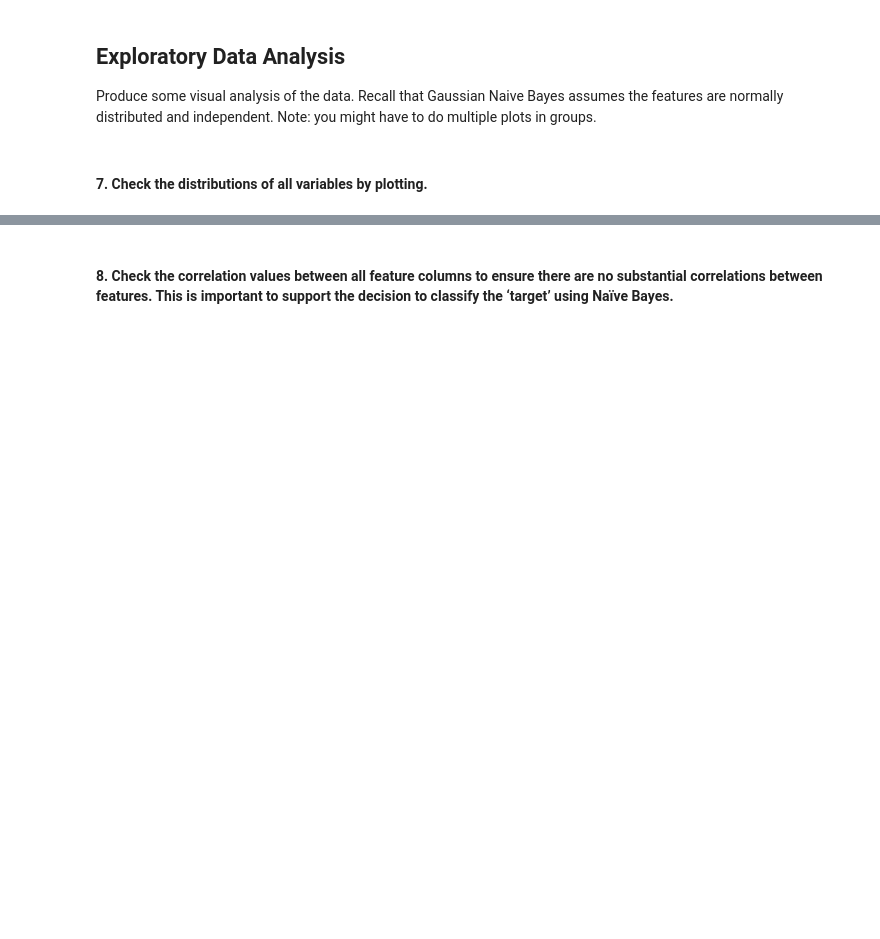
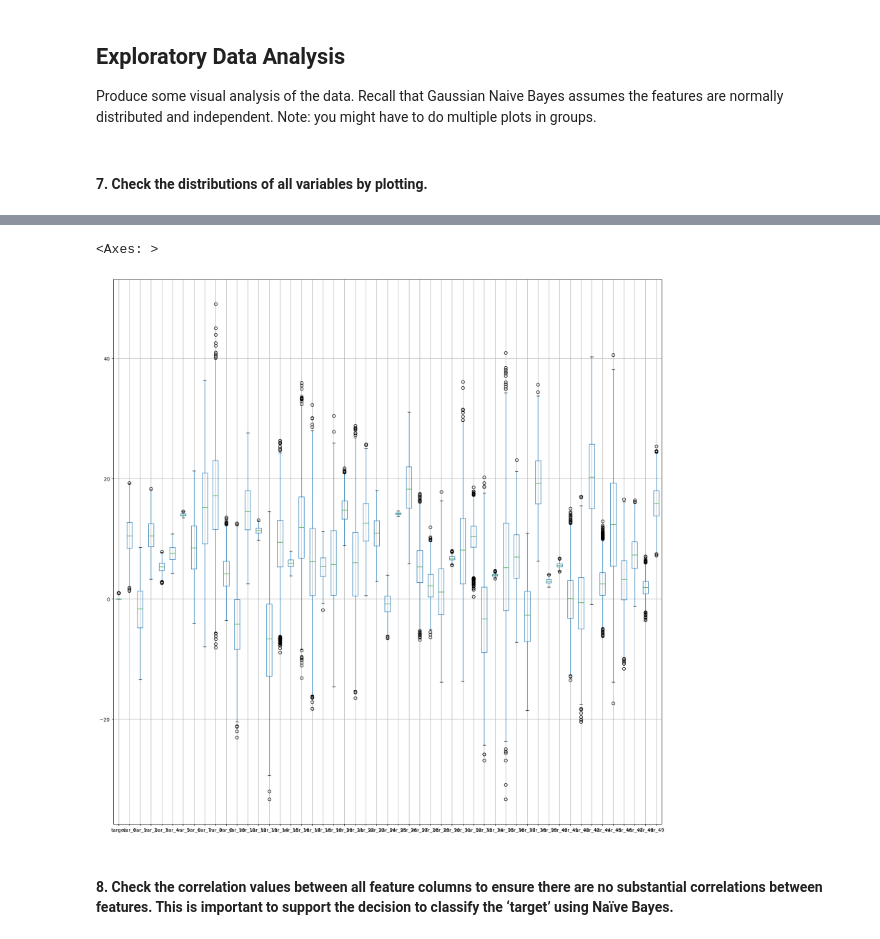
Before and after one commit to cnmi-ds-22/tanickell___Data-Science-Portfolio-C22, a Jupyter notebook: Modules/Module_1_Intro_to_DS_and_Naive_Bayes/Projects/Instructions/Project.1-Transactions/Project.1-Pass-03.ipynb, the cells around one changed output, grey strips where cells are left out. Drawn from its saved outputs; the diff is of its cells as text; code cells hidden in the pictures; blank space fills up the shorter version.

```diff
--- a/Modules/Module_1_Intro_to_DS_and_Naive_Bayes/Projects/Instructions/Project.1-Transactions/Project.1-Pass-03.ipynb
+++ b/Modules/Module_1_Intro_to_DS_and_Naive_Bayes/Projects/Instructions/Project.1-Transactions/Project.1-Pass-03.ipynb
@@ -159,5 +470,9 @@ Produce some visual analysis of the data.  Recall that Gaussian Naive Bayes assu
 # %%
 # display a boxplot
+df.boxplot(figsize=(20, 20))
+# %% [output]
+<Axes: >
+[figure, added]
 # %% [markdown]
 #### 8. Check the correlation values between all **feature columns** to ensure there are no substantial correlations between features. This is important to support the decision to classify the ‘target’ using Naïve Bayes.
 # %%
```
Also changed, not shown: parts of 53 cells of this notebook.
